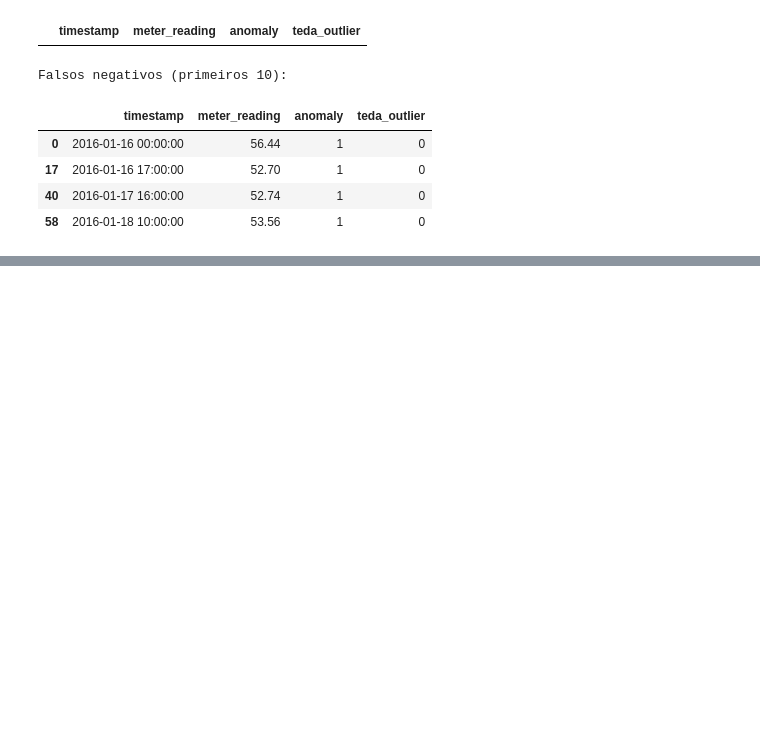
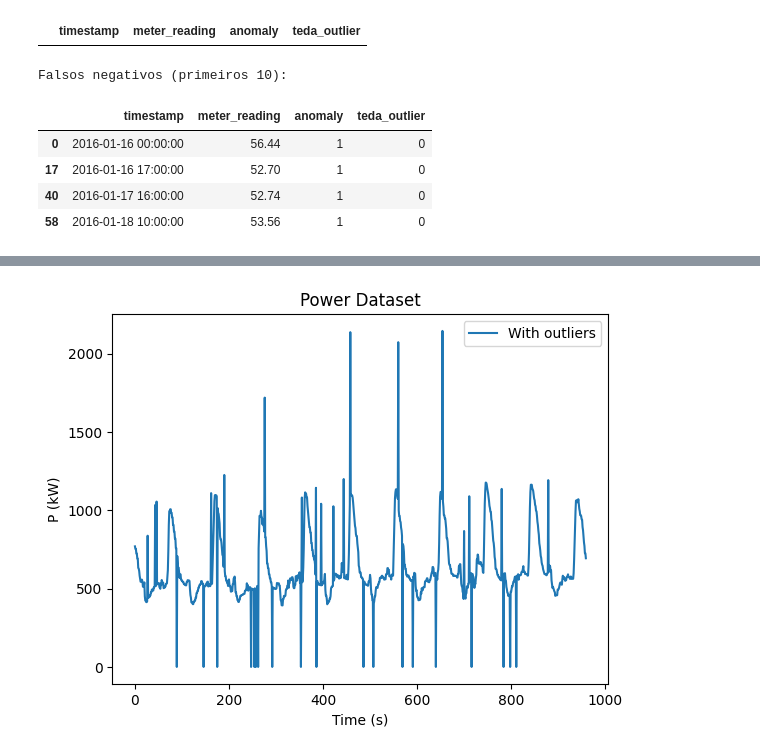
Before and after one commit to conect2ai/TEDA-Bootcamp, a Jupyter notebook: TEDA_Demo_Bootcamp.ipynb, the cells around one changed output, grey strips where cells are left out. Cells and saved outputs as stored; diff of their text form; code cells hidden in the pictures; blank space fills up the shorter version.

```diff
--- a/TEDA_Demo_Bootcamp.ipynb
+++ b/TEDA_Demo_Bootcamp.ipynb
@@ -389,0 +457,6 @@ Falsos negativos (primeiros 10):
+# %%
+# Leitura dos dados
+data = pd.read_excel("PowerWithOutliers.xlsx")
+data.head()
+
+print(data.head())
@@ -389,0 +473,19 @@ Falsos negativos (primeiros 10):
+# %%
+# Cria a figura e o eixo
+fig, ax = plt.subplots()
+
+# Plota as duas séries
+ax.plot(data.index, data['P with outliers'], label="With outliers")
+
+# Configurações dos eixos e título
+ax.set_title("Power Dataset")
+ax.set_xlabel("Time (s)")
+ax.set_ylabel("P (kW)")
+
+# Mostra a legenda
+ax.legend()
+
+# Exibe o gráfico
+plt.show()
+# %% [output]
+[figure, added]
```
Also changed, not shown: parts of 32 cells of this notebook, 2 other files.
